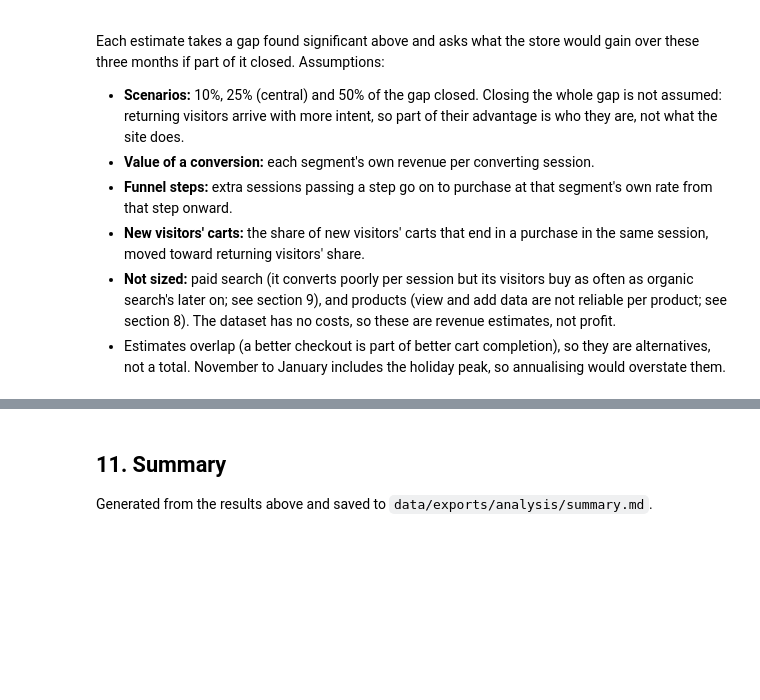
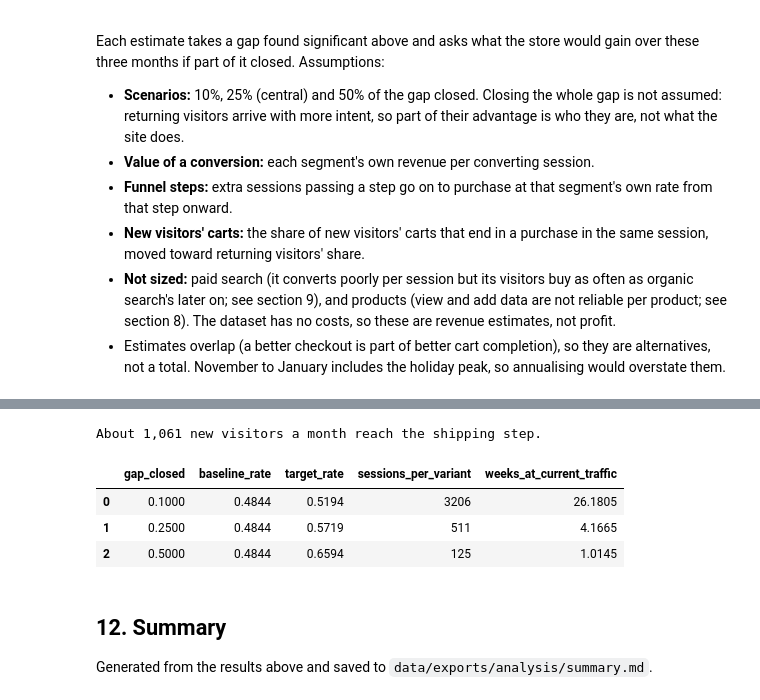
Before and after one commit to johnpaulhadley/Customer-Revenue-Conversion-Analytics-Platform, a Jupyter notebook: notebooks/conversion_analysis.ipynb, the cells around one changed output, grey strips where cells are left out. Cells and saved outputs as stored; diff of their text form; code cells hidden in the pictures; blank space fills up the shorter version.

```diff
--- a/notebooks/conversion_analysis.ipynb
+++ b/notebooks/conversion_analysis.ipynb
@@ -637,5 +643,27 @@ For scale: counted order revenue in the period was $307,640.
+# %%
+from statsmodels.stats.power import NormalIndPower
+from statsmodels.stats.proportion import proportion_effectsize
+
+pay = user_step_tests[(user_step_tests["segment"] == "New") & (user_step_tests["step"] == "Added shipping -> Added payment")].iloc[0]
+new_at_shipping_per_month = funnel_user.set_index(["segment", "step"]).loc[("New", "Added shipping"), "sessions_reaching"] / sessions["month"].nunique()
+plan = []
+for f in FRACTIONS:
+    target = pay["segment_rate"] + f * (pay["comparison_rate"] - pay["segment_rate"])
+    n = NormalIndPower().solve_power(proportion_effectsize(target, pay["segment_rate"]), alpha=0.05, power=0.8, ratio=1)
+    plan.append({"gap_closed": f, "baseline_rate": pay["segment_rate"], "target_rate": target,
+                 "sessions_per_variant": int(np.ceil(n)), "weeks_at_current_traffic": 2 * n / new_at_shipping_per_month * 52 / 12})
+test_plan = pd.DataFrame(plan)
+test_plan.to_csv(OUT / "ab_test_plan.csv", index=False)
+print(f"About {new_at_shipping_per_month:,.0f} new visitors a month reach the shipping step.")
+test_plan
+# %% [output]
+About 1,061 new visitors a month reach the shipping step.
+|  | gap_closed | baseline_rate | target_rate | sessions_per_variant | weeks_at_current_traffic |
+| 0 | 0.1000 | 0.4844 | 0.5194 | 3206 | 26.1805 |
+| 1 | 0.2500 | 0.4844 | 0.5719 | 511 | 4.1665 |
+| 2 | 0.5000 | 0.4844 | 0.6594 | 125 | 1.0145 |
 # %% [markdown]
-## 11. Summary
+## 12. Summary
 
 Generated from the results above and saved to `data/exports/analysis/summary.md`.
 # %%
```
Also changed, not shown: parts of 7 cells of this notebook, 13 other files.
